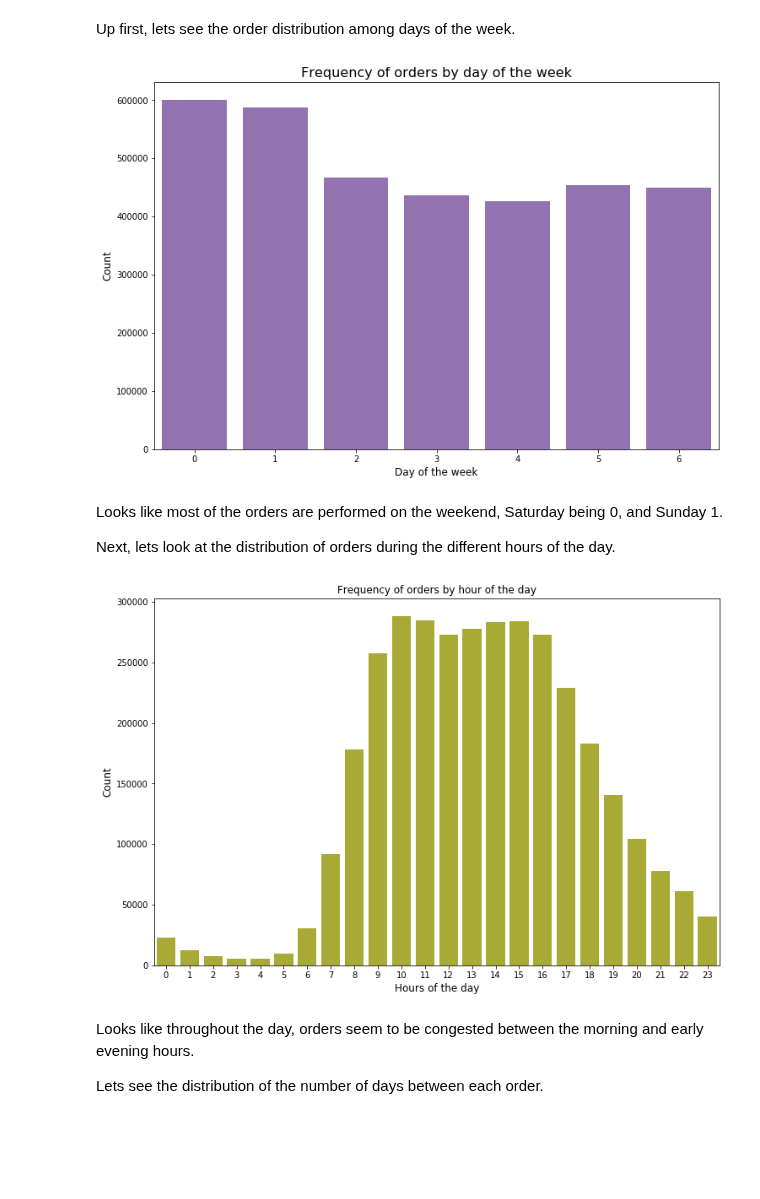
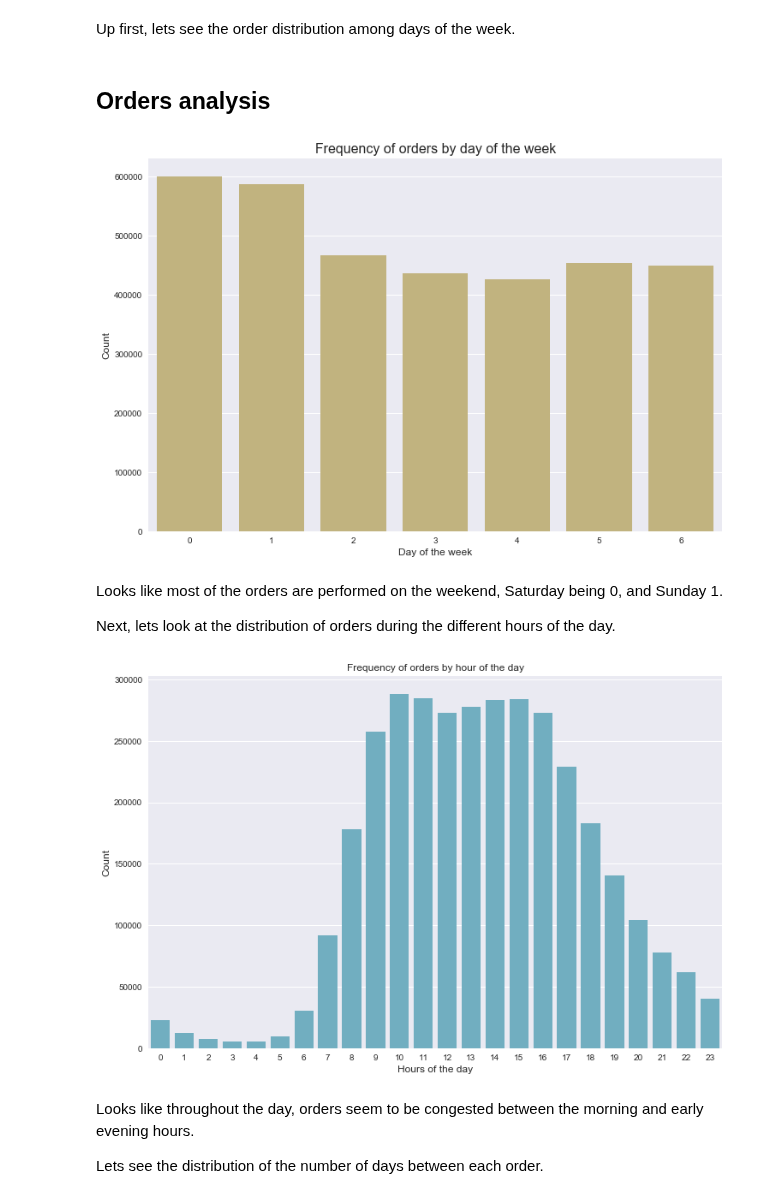
Before and after one commit to Edwardp17/Kaggle, a Jupyter notebook: instacart/instacart.ipynb, the cells around one changed output. Saved outputs shown, nothing was run; the diff lists cells and outputs as text; code cells hidden in the pictures; blank space fills up the shorter version.

```diff
--- a/instacart/instacart.ipynb
+++ b/instacart/instacart.ipynb
@@ -5,10 +5,11 @@
 # %% [markdown]
 ## Import libraries
 # %%
-import numpy as np # linear algebra
-import pandas as pd # data processing, CSV file I/O (e.g. pd.read_csv)
+import numpy as np
+import pandas as pd
 import matplotlib.pyplot as plt
 import seaborn as sns
+sns.set()
 import os
 color = sns.color_palette()
 
@@ -95,6 +93,8 @@ orders_df.head()
 Lets do some explorator analysis on this dataframe
 # %% [markdown]
 Up first, lets see the order distribution among days of the week.
+# %% [markdown]
+## Orders analysis
 # %%
 plt.figure(figsize=(12,8))
 sns.countplot(x='order_dow', data=orders_df, color=color[4])
@@ -103,20 +103,20 @@ plt.ylabel('Count', fontsize=12)
 plt.title('Frequency of orders by day of the week', fontsize=16)
 plt.show()
 # %% [output]
-[figure, old version]
+[figure, new version]
 # %% [markdown]
 Looks like most of the orders are performed on the weekend, Saturday being 0, and Sunday 1.
 
 Next, lets look at the distribution of orders during the different hours of the day.
 # %%
 plt.figure(figsize=(12,8))
-sns.countplot(x='order_hour_of_day',data=orders_df,color=color[8])
+sns.countplot(x='order_hour_of_day',data=orders_df,color=color[5])
 plt.ylabel('Count',fontsize=12)
 plt.xlabel('Hours of the day',fontsize=12)
 plt.title('Frequency of orders by hour of the day')
 plt.show()
 # %% [output]
-[figure, old version]
+[figure, new version]
 # %% [markdown]
 Looks like throughout the day, orders seem to be congested between the morning and early evening hours.
 
```
Also changed, not shown: parts of 54 cells of this notebook.
